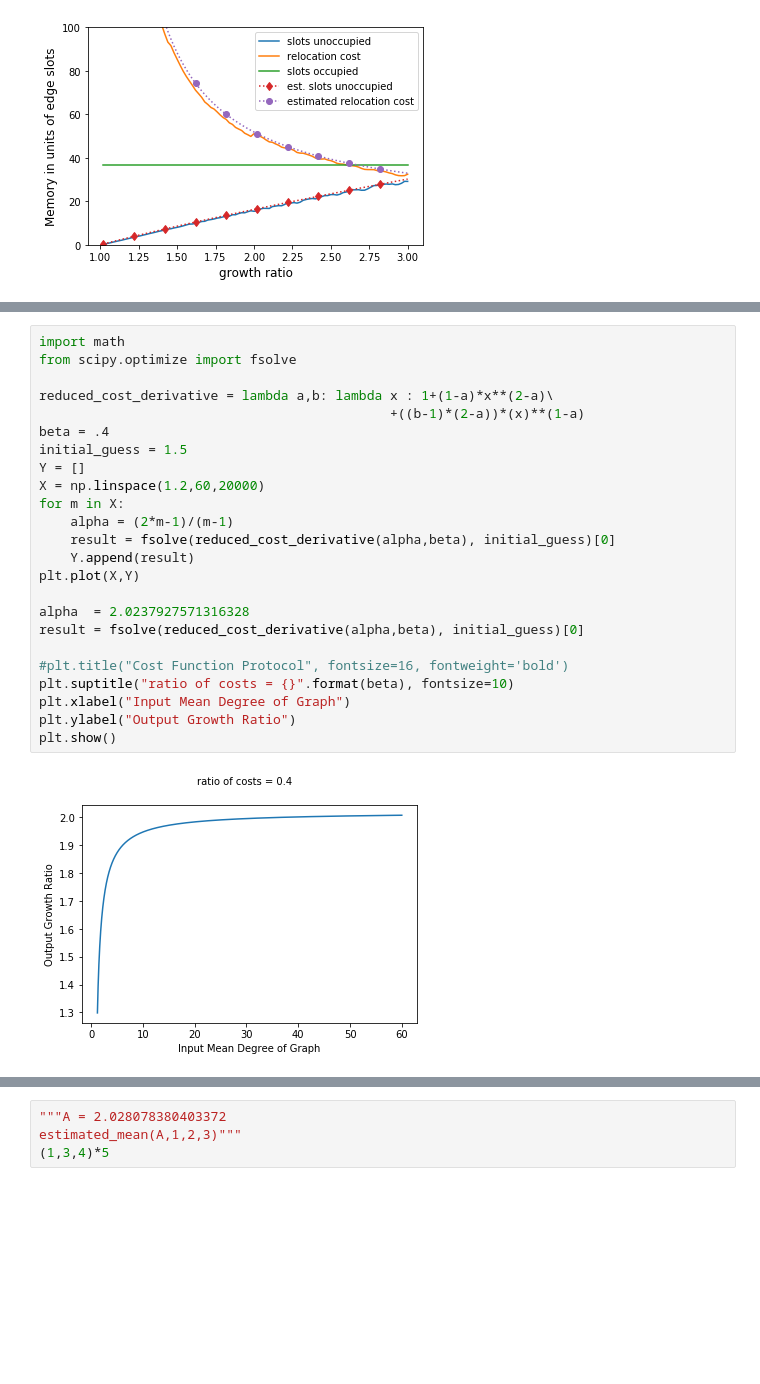
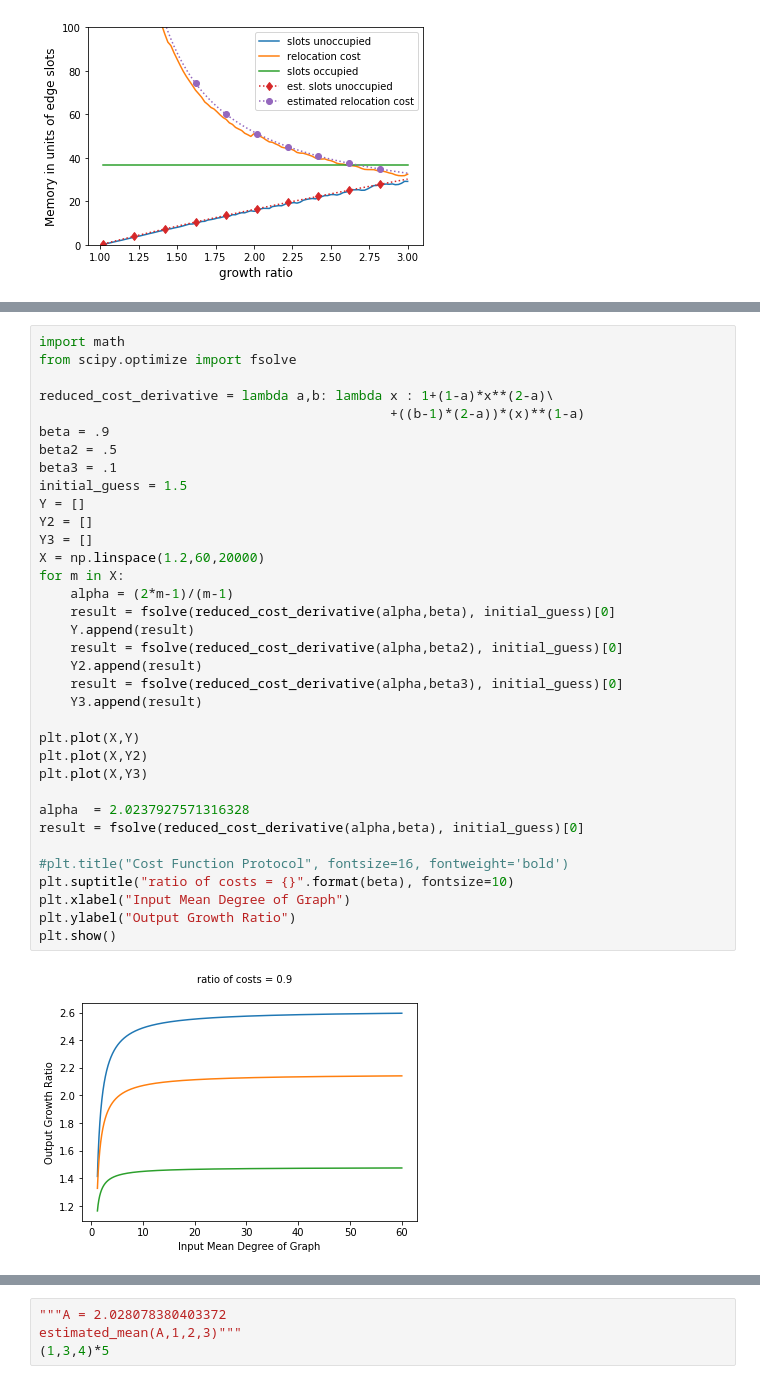
Before and after one commit to AaEll/MonteCarlo_simulator, a Jupyter notebook: Experiments_Generalized.ipynb, the cells around one changed output, grey strips where cells are left out. Drawn from its saved outputs; the diff is of its cells as text; blank space fills up the shorter version.

```diff
--- a/Experiments_Generalized-CHECKPOINT.ipynb
+++ b/Experiments_Generalized.ipynb
@@ -240,29 +240,40 @@ array([1.02    , 1.040625, 1.06125 , 1.081875, 1.1025  , 1.123125,
 # %%
 import math
 from scipy.optimize import fsolve
 
 reduced_cost_derivative = lambda a,b: lambda x : 1+(1-a)*x**(2-a)\
                                              +((b-1)*(2-a))*(x)**(1-a)
-beta = .4
+beta = .9
+beta2 = .5
+beta3 = .1
 initial_guess = 1.5
 Y = []
+Y2 = []
+Y3 = []
 X = np.linspace(1.2,60,20000)
 for m in X:
     alpha = (2*m-1)/(m-1)
     result = fsolve(reduced_cost_derivative(alpha,beta), initial_guess)[0]
     Y.append(result)
+    result = fsolve(reduced_cost_derivative(alpha,beta2), initial_guess)[0]
+    Y2.append(result)
+    result = fsolve(reduced_cost_derivative(alpha,beta3), initial_guess)[0]
+    Y3.append(result)
+
 plt.plot(X,Y)
+plt.plot(X,Y2)
+plt.plot(X,Y3)
 
 alpha  = 2.0237927571316328
 result = fsolve(reduced_cost_derivative(alpha,beta), initial_guess)[0]
 
 #plt.title("Cost Function Protocol", fontsize=16, fontweight='bold')
 plt.suptitle("ratio of costs = {}".format(beta), fontsize=10)
 plt.xlabel("Input Mean Degree of Graph")
 plt.ylabel("Output Growth Ratio")
 plt.show()
 # %% [output]
-[figure, old version]
+[figure, new version]
 # %%
 '''import struct
 
```
Also changed, not shown: parts of 1 cell of this notebook, 26 other files.
